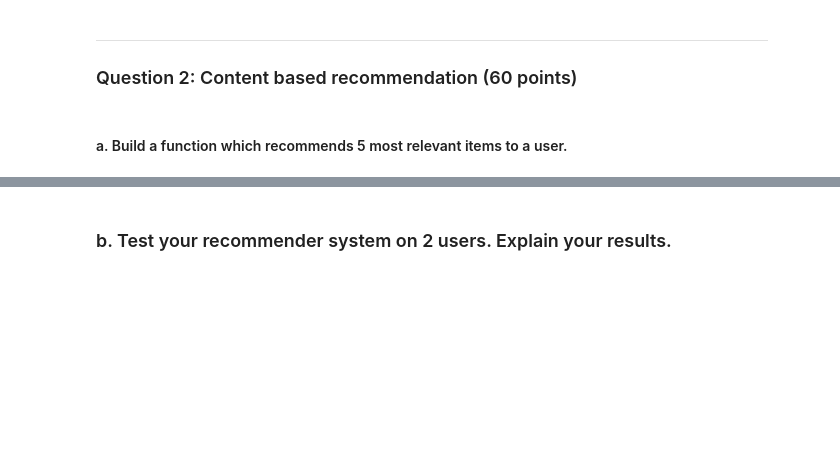
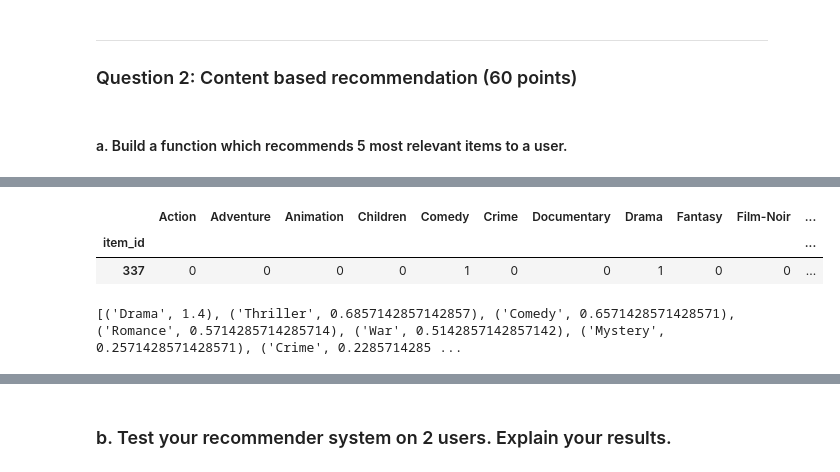
Before and after one commit to Nesher123/Recommendation-Systems, a Jupyter notebook: HW2/204502926_039065313.ipynb, the cells around one changed output, grey strips where cells are left out. Cells and saved outputs as stored; diff of their text form; code cells hidden in the pictures; blank space fills up the shorter version.

```diff
--- a/HW2/204502926_039065313.ipynb
+++ b/HW2/204502926_039065313.ipynb
@@ -45,0 +195,15 @@ memory usage: 2.8 MB
+# %%
+movie_profile_df.loc[[337]]
+# %% [output]
+|  | Action | Adventure | Animation | Children | Comedy | Crime | Documentary | Drama | Fantasy | Film-Noir | ... |
+| item_id |  |  |  |  |  |  |  |  |  |  | ... |
+| 337 | 0 | 0 | 0 | 0 | 1 | 0 | 0 | 1 | 0 | 0 | ... |
+# %%
+user_values = []
+for (movie_g, movie_v), (user_g, user_v) in zip(movie_profile_df.loc[[337]].iteritems(), user_profile_df.loc[[900]].iteritems()):
+    user_values.append((user_g, float(user_v.values[0])))
+
+user_values_sorted = sorted(user_values, key=lambda x: x[1], reverse=True)
+user_values_sorted
+# %% [output]
+[('Drama', 1.4), ('Thriller', 0.6857142857142857), ('Comedy', 0.6571428571428571), ('Romance', 0.5714285714285714), ('War', 0.5142857142857142), ('Mystery', 0.2571428571428571), ('Crime', 0.2285714285 ...
```
Also changed, not shown: parts of 19 cells of this notebook, 3 other files.
